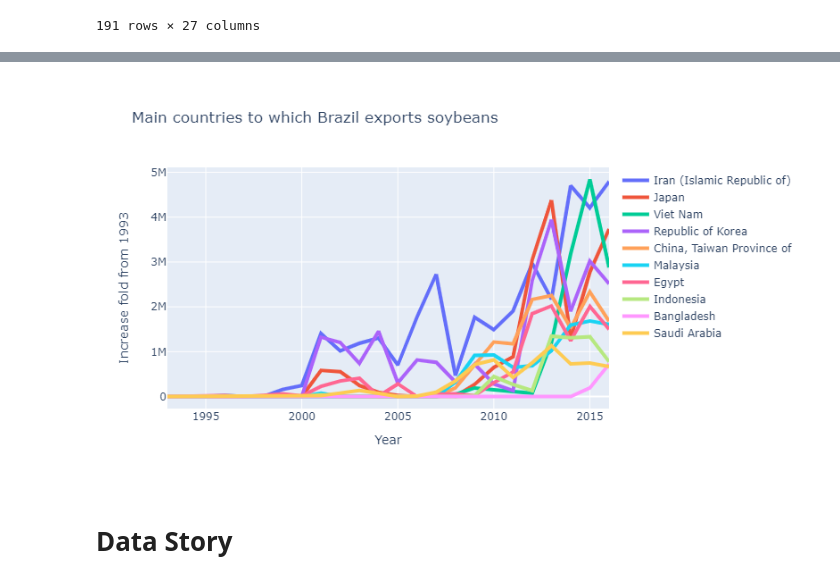
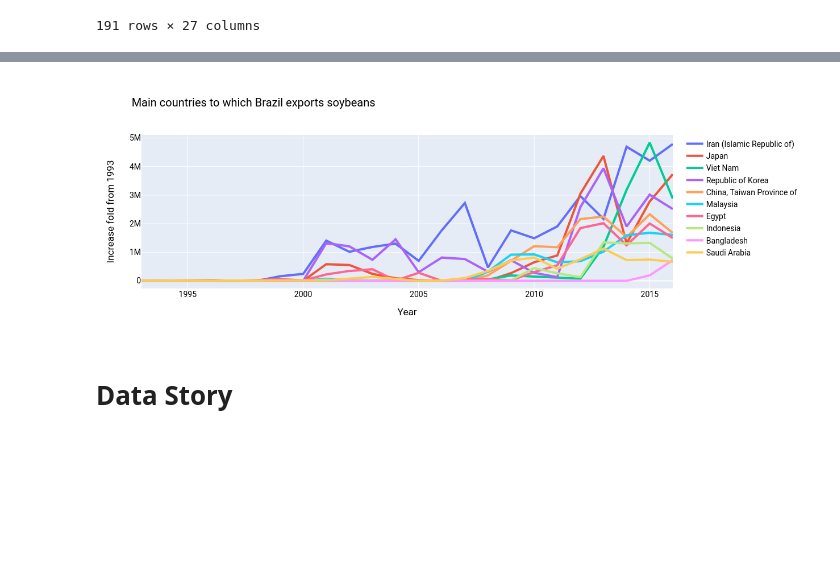
Before and after one commit to n-poulsen/GranADA, a Jupyter notebook: milestone3_brazil.ipynb, the cells around one changed output, grey strips where cells are left out. Saved outputs shown, nothing was run; the diff lists cells and outputs as text; code cells hidden in the pictures; blank space fills up the shorter version.

```diff
--- a/milestone3_brazil.ipynb
+++ b/milestone3_brazil.ipynb
@@ -228,15 +228,20 @@ df_maize_importers_brazil = df_maize_importers_brazil.groupby(['Exporter', 'Impo
 # %%
 import plotly.graph_objects as go
 years = [str(year) for year in range(1993, 2017)]
 fig = go.Figure()
 countries = df_maize_importers_brazil['Importer']
 for i in range(0, 10):
     fig.add_trace(go.Scatter(x=years, y=df_maize_importers_brazil.iloc[i][years], mode='lines', name=countries[i], line = dict(width=4)))
 fig.update_layout(title='Main countries to which Brazil exports soybeans',
-                   xaxis_title='Year',
-                   yaxis_title='Increase fold from 1993')
+                  xaxis_title='Year',
+                  yaxis_title='Increase fold from 1993',
+                  font=dict(
+                            family="roboto",
+                            size=14,
+                            color = 'rgb(0,0,0)'
+                        ))
 # %% [output]
-[figure, old version]
+[figure, new version]
 # %% [markdown]
 # Data Story
 # %% [markdown]
```
Also changed, not shown: parts of 5 cells of this notebook, 2 other files.
